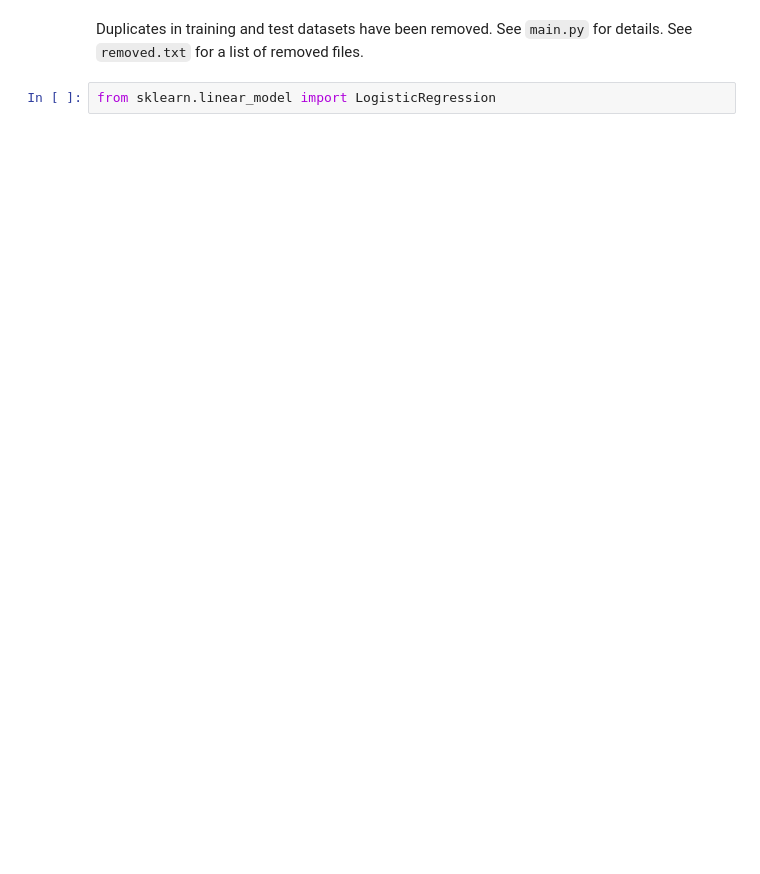
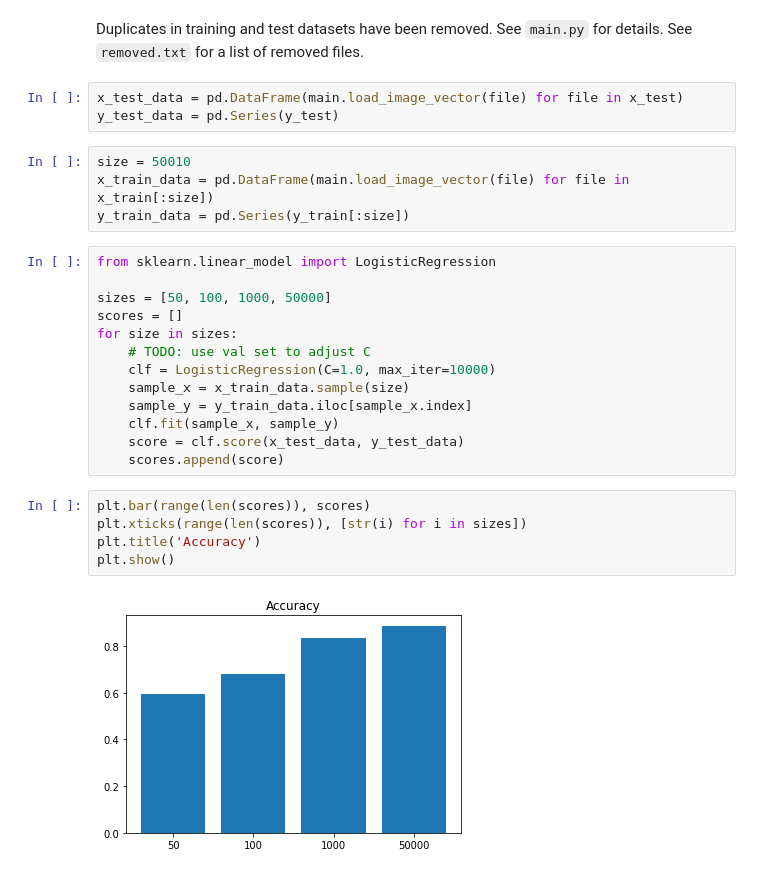
Before and after one commit to hold-n/Neural-Networks, a Jupyter notebook: lab1/main.ipynb, the cells around one changed output. Drawn from its saved outputs; the diff is of its cells as text; blank space fills up the shorter version.

```diff
--- a/lab1/main.ipynb
+++ b/lab1/main.ipynb
@@ -75,4 +76,29 @@ plt.show()
 # %% [markdown]
 Duplicates in training and test datasets have been removed. See `main.py` for details. See `removed.txt` for a list of removed files.
-# %%
-from sklearn.linear_model import LogisticRegression
+# %%
+x_test_data = pd.DataFrame(main.load_image_vector(file) for file in x_test)
+y_test_data = pd.Series(y_test)
+# %%
+size = 50010
+x_train_data = pd.DataFrame(main.load_image_vector(file) for file in x_train[:size])
+y_train_data = pd.Series(y_train[:size])
+# %%
+from sklearn.linear_model import LogisticRegression
+
+sizes = [50, 100, 1000, 50000]
+scores = []
+for size in sizes:
+    # TODO: use val set to adjust C
+    clf = LogisticRegression(C=1.0, max_iter=10000)
+    sample_x = x_train_data.sample(size)
+    sample_y = y_train_data.iloc[sample_x.index]
+    clf.fit(sample_x, sample_y)
+    score = clf.score(x_test_data, y_test_data)
+    scores.append(score)
+# %%
+plt.bar(range(len(scores)), scores)
+plt.xticks(range(len(scores)), [str(i) for i in sizes])
+plt.title('Accuracy')
+plt.show()
+# %% [output]
+[figure, added]
```
Also changed, not shown: parts of 4 cells of this notebook, 2 other files.
